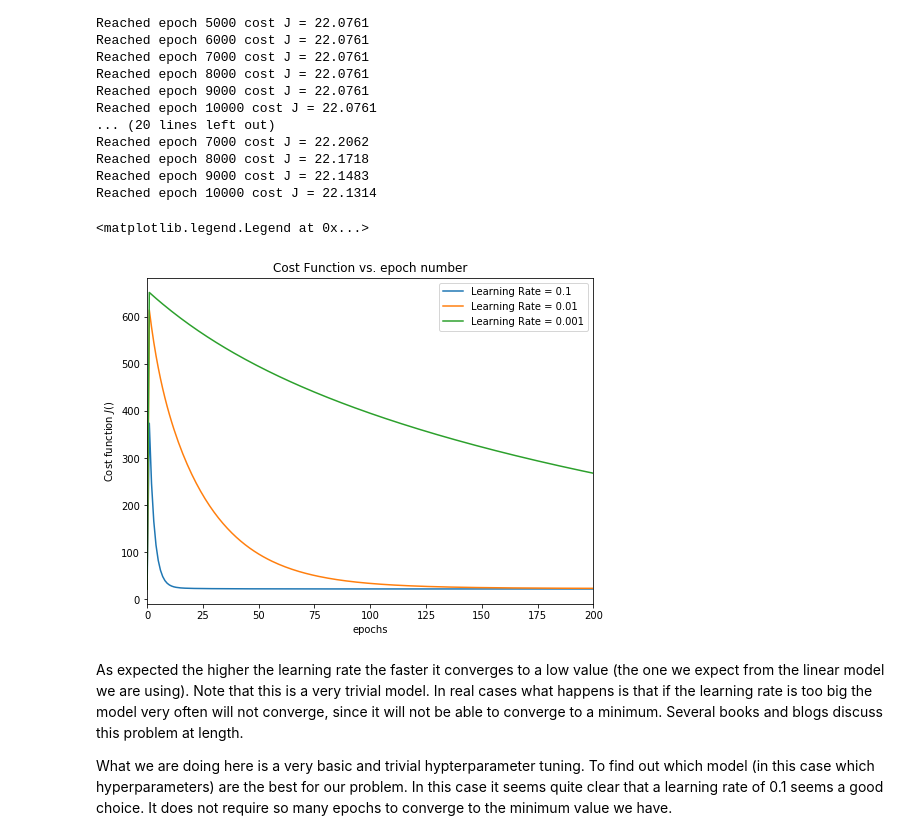
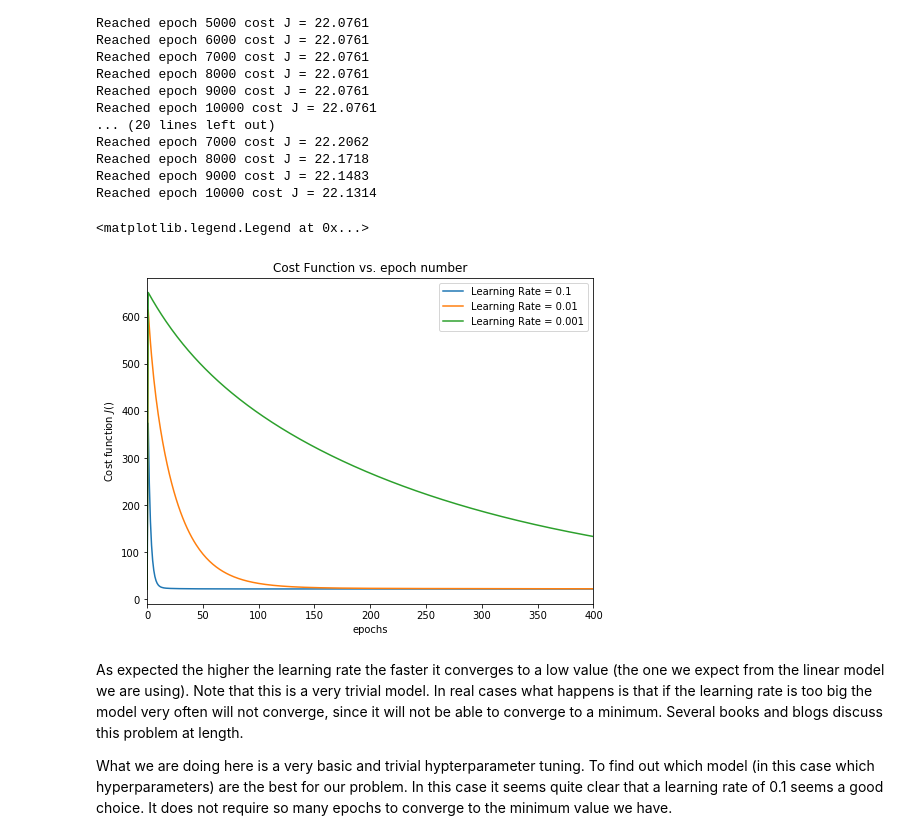
Before and after one commit to gridl/Applied-Tensorflow, a Jupyter notebook: Tensor Flow first steps_v2.ipynb, the cells around one changed output. Drawn from its saved outputs; the diff is of its cells as text; code cells hidden in the pictures.

````diff
--- a/Tensor Flow first steps_v2.ipynb
+++ b/Tensor Flow first steps_v2.ipynb
@@ -105,10 +106,10 @@ Let's build a train and a test sets splitting them randomly 80/20
 np.random.seed(42)
 rnd = np.random.rand(len(features_norm)) < 0.8
 
-train_x = features_norm[rnd]
-train_y = labels[rnd]
-test_x = features_norm[~rnd]
-test_y = labels[~rnd]
+train_x = np.transpose(features_norm[rnd])
+train_y = np.transpose(labels[rnd])
+test_x = np.transpose(features_norm[~rnd])
+test_y = np.transpose(labels[~rnd])
 
 print(train_x.shape)
 print(train_y.shape)
@@ -118,8 +119,8 @@ print(train_y.shape)
 # %% [markdown]
 Note that in tensorflow we will define the lables (our ```train_y```) as a tensor of dimensions ```(n_training_samples*0.8, 1)``` so we will have to reshape the numpy array that otherwise has dimension ```(n_training_samples*0.8,)```.
 # %%
-train_y = train_y.reshape(len(train_y),1)
-test_y = test_y.reshape(len(test_y),1)
+train_y = train_y.reshape(1,len(train_y))
+test_y = test_y.reshape(1,len(test_y))
 
 print(train_y.shape)
 print(test_y.shape)
@@ -135,10 +140,10 @@ Now keep in mind that is an overkill. We could solve linear regression exactly w
 # %%
 tf.reset_default_graph()
 
-X = tf.placeholder(tf.float32, [None, n_dim])
-Y = tf.placeholder(tf.float32, [None,1])
+X = tf.placeholder(tf.float32, [n_dim, None])
+Y = tf.placeholder(tf.float32, [1, None])
 learning_rate = tf.placeholder(tf.float32, shape=())
-W = tf.Variable(tf.ones([n_dim,1]))
+W = tf.Variable(tf.ones([1, n_dim]))
 b = tf.Variable(tf.zeros(1))
 
 init = tf.global_variables_initializer()
@@ -145,5 +152,5 @@ init = tf.global_variables_initializer()
 # %%
-y_ = tf.matmul(X,W)+b
+y_ = tf.matmul(W,X)+b
 cost = tf.reduce_mean(tf.square(y_-Y))
 training_step = tf.train.GradientDescentOptimizer(learning_rate).minimize(cost)
 # %% [markdown]
@@ -265,16 +272,16 @@ Reached epoch 10000 cost J = 22.1314
 # %%
 plt.figure(figsize=(8,6))
 plt.title("Cost Function vs. epoch number")
 plt.xlabel("epochs")
 plt.ylabel("Cost function $J()$")
-plt.xlim(0,200)
+plt.xlim(0,400)
 plt.plot(range(len(cost_history1)), cost_history1, label = 'Learning Rate = 0.1')
 plt.plot(range(len(cost_history2)), cost_history2, label = 'Learning Rate = 0.01')
 plt.plot(range(len(cost_history3)), cost_history3, label = 'Learning Rate = 0.001')
 plt.legend(loc = 'upper right')
 # %% [output]
 <matplotlib.legend.Legend at 0x...>
-[figure, old version]
+[figure, new version]
 # %% [markdown]
 As expected the higher the learning rate the faster it converges to a low value (the one we expect from the linear model we are using). Note that this is a very trivial model. In real cases what happens is that if the learning rate is too big the model very often will not converge, since it will not be able to converge to a minimum. Several books and blogs discuss this problem at length.
 
````
Also changed, not shown: parts of 22 cells of this notebook, 2 other files.
